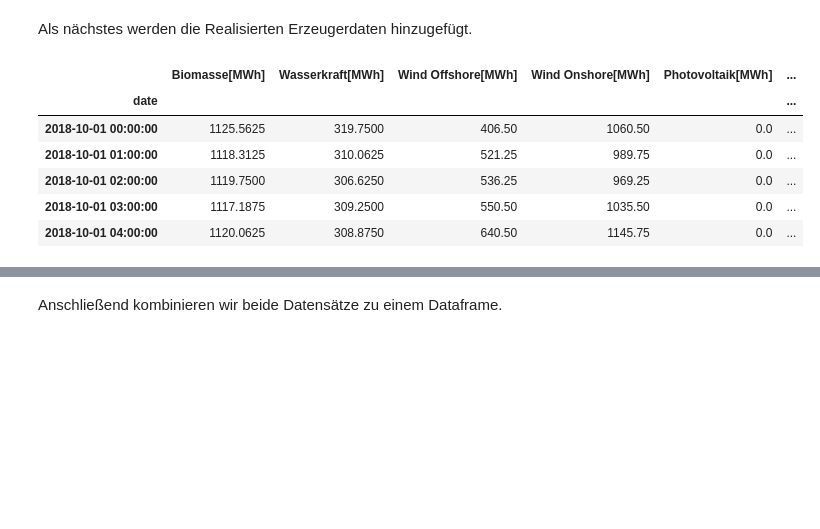
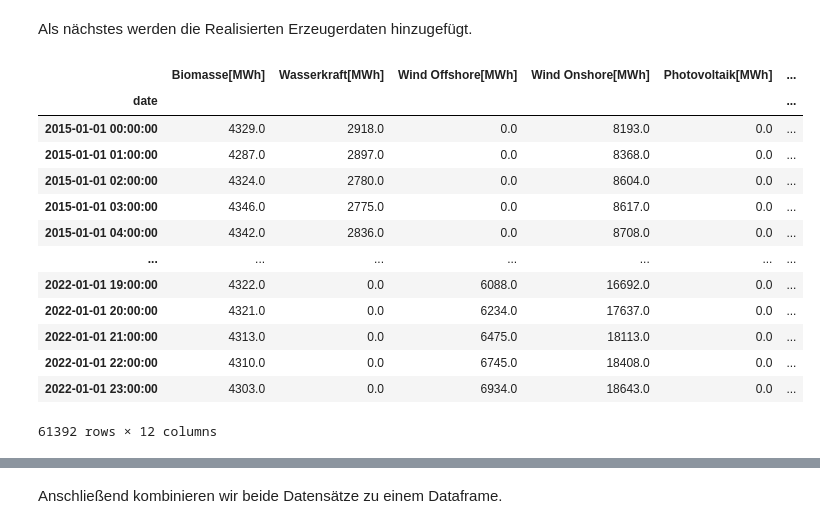
Before and after one commit to clwehner/Windatlas, a Jupyter notebook: notebooks/cfd/cfd_analyse.ipynb, the cells around one changed output, grey strips where cells are left out. Cells and saved outputs as stored; diff of their text form; code cells hidden in the pictures; blank space fills up the shorter version.

```diff
--- a/notebooks/cfd/cfd_analyse.ipynb
+++ b/notebooks/cfd/cfd_analyse.ipynb
@@ -28,13 +150,19 @@ li = []
 
 for filename in all_files:
     df = pandas.read_csv(filename, delimiter=";", na_values="-",decimal=",", parse_dates={"date":["Datum","Uhrzeit"]}, dayfirst=True)
+
+    # rename columns containing data to germany
+    if "Deutschland/Luxemburg[€/MWh]" in df.columns:
+        df = df.rename(columns={"Deutschland/Luxemburg[€/MWh]":"Gro_handelspreis[€/MWh]"})
+    if "Deutschland/Österreich/Luxemburg[€/MWh]" in df.columns:
+        df = df.rename(columns={"Deutschland/Österreich/Luxemburg[€/MWh]":"Gro_handelspreis[€/MWh]"})
+
+    # drop columns which contain nothing but NaN values
+    df = df.dropna(axis=1, how='all')
+
     li.append(df)
 
 df = pandas.concat(li, axis=0, ignore_index=True)
-
-#df = pandas.read_csv(CSV_DATA_GRO_HANDEL,delimiter=";",decimal=",")
-#df["Datum"] = pandas.to_datetime(df['Datum'] + df['Uhrzeit'], format='%d.%m.%Y%H:%M')
-#df = df.drop(["Uhrzeit"], axis=1)
 
 df = df.set_index("date")
 
@@ -44,8 +172,6 @@ for column in df.columns:
         df[column] = df[column].str.replace(",",".")
         df[column] = df[column].astype("float")
 
-grohandel = df[~df.index.duplicated(keep='first')]# #.resample("4h").sum() #.head(n=10)
-grohandel = grohandel.rename(columns={"Deutschland/Luxemburg[€/MWh]":"Gro_handelspreis [€/MWh]"})
-grohandel = grohandel["Gro_handelspreis [€/MWh]"]
-grohandel.head()
+grohandel = df[~df.index.duplicated(keep='first')]
+grohandel
 # %% [output]
@@ -61,31 +199,38 @@ Als nächstes werden die Realisierten Erzeugerdaten hinzugefügt.
 # %%
  # use your path
 all_files = glob.glob(CSV_PATH  + "/Real*.csv")
 
 li = []
 
 for filename in all_files:
     df = pandas.read_csv(filename, delimiter=";", na_values="-", decimal=",", parse_dates={"date":["Datum","Uhrzeit"]}, dayfirst=True)
     li.append(df)
 
 df = pandas.concat(li, axis=0, ignore_index=True)
 
 df = df.set_index("date")
 
 for column in df.columns:
     if df[column].dtype == "object":
         df[column] = df[column].str.replace(".","")
         df[column] = df[column].str.replace(",",".")
         df[column] = df[column].astype("float")
 
 Erzeugung = df[~df.index.duplicated(keep='first')]# #.resample("4h").sum() #.head(n=10)
-Erzeugung = Erzeugung.resample("1h").mean()
-Erzeugung.head()
+Erzeugung = Erzeugung.resample("1h").sum()
+Erzeugung
 # %% [output]
 |  | Biomasse[MWh] | Wasserkraft[MWh] | Wind Offshore[MWh] | Wind Onshore[MWh] | Photovoltaik[MWh] | ... |
 | date |  |  |  |  |  | ... |
-| 2018-10-01 00:00:00 | 1125.5625 | 319.7500 | 406.50 | 1060.50 | 0.0 | ... |
-| 2018-10-01 01:00:00 | 1118.3125 | 310.0625 | 521.25 | 989.75 | 0.0 | ... |
-| 2018-10-01 02:00:00 | 1119.7500 | 306.6250 | 536.25 | 969.25 | 0.0 | ... |
-| 2018-10-01 03:00:00 | 1117.1875 | 309.2500 | 550.50 | 1035.50 | 0.0 | ... |
-| 2018-10-01 04:00:00 | 1120.0625 | 308.8750 | 640.50 | 1145.75 | 0.0 | ... |
+| 2015-01-01 00:00:00 | 4329.0 | 2918.0 | 0.0 | 8193.0 | 0.0 | ... |
+| 2015-01-01 01:00:00 | 4287.0 | 2897.0 | 0.0 | 8368.0 | 0.0 | ... |
+| 2015-01-01 02:00:00 | 4324.0 | 2780.0 | 0.0 | 8604.0 | 0.0 | ... |
+| 2015-01-01 03:00:00 | 4346.0 | 2775.0 | 0.0 | 8617.0 | 0.0 | ... |
+| 2015-01-01 04:00:00 | 4342.0 | 2836.0 | 0.0 | 8708.0 | 0.0 | ... |
+| ... | ... | ... | ... | ... | ... | ... |
+| 2022-01-01 19:00:00 | 4322.0 | 0.0 | 6088.0 | 16692.0 | 0.0 | ... |
+| 2022-01-01 20:00:00 | 4321.0 | 0.0 | 6234.0 | 17637.0 | 0.0 | ... |
+| 2022-01-01 21:00:00 | 4313.0 | 0.0 | 6475.0 | 18113.0 | 0.0 | ... |
+| 2022-01-01 22:00:00 | 4310.0 | 0.0 | 6745.0 | 18408.0 | 0.0 | ... |
+| 2022-01-01 23:00:00 | 4303.0 | 0.0 | 6934.0 | 18643.0 | 0.0 | ... |
+61392 rows × 12 columns
```
Also changed, not shown: parts of 30 cells of this notebook, 12 other files.
